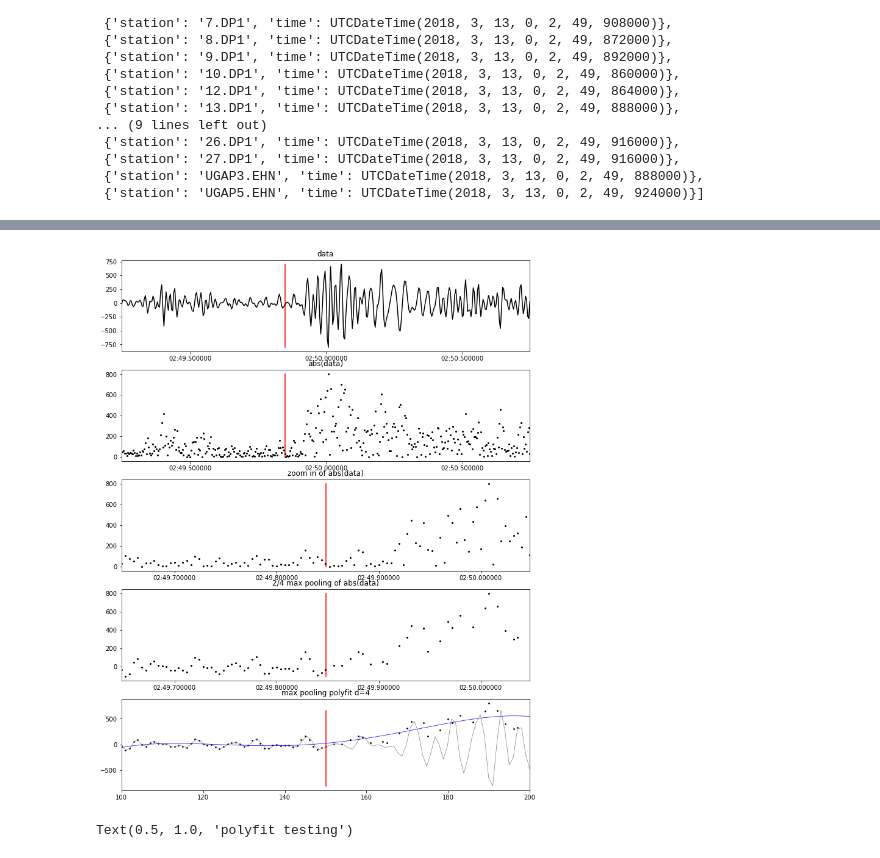
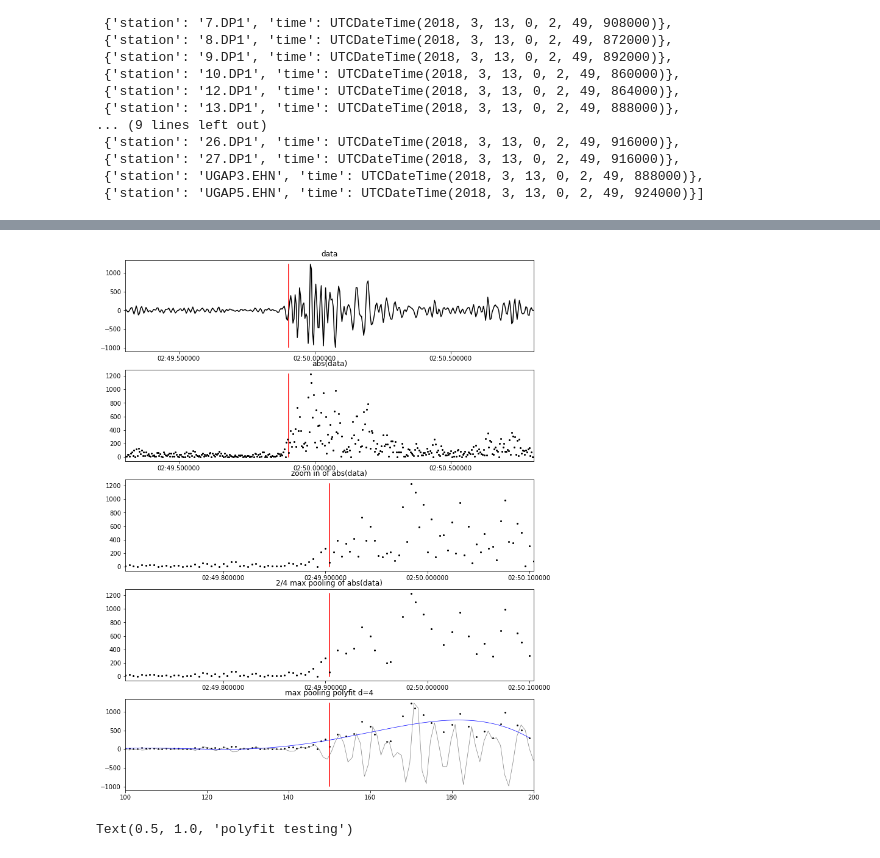
Before and after one commit to tjnewton/sigpig, a Jupyter notebook: examples/explore_Trace.ipynb, the cells around one changed output, grey strips where cells are left out. Cells and saved outputs as stored; diff of their text form; code cells hidden in the pictures.

```diff
--- a/examples/explore_Trace.ipynb
+++ b/examples/explore_Trace.ipynb
@@ -130,7 +130,7 @@ fig.tight_layout()
 # fig.savefig(f"event_picks.png", dpi=200)
 # %%
 # identify the trace to inspect as an index into event_stream
-index = 20 # test 0,2,16,20
+index = 16 # test 0,2,16,20
 trace = event_stream[index].copy()
 # identify the pick time associated with this trace
 pick_time_DT = event[index]['time'] # UTCDateTime object for operating on dates
@@ -189,7 +189,7 @@ ending_array_index = pick_time_index + int(duration / 2 * sampling_rate)
 
 # append all values before pick time
 for index in range(starting_array_index, pick_time_index + 1):
-    max_pool_amplitude.append(trace_data[index])
+    max_pool_amplitude.append(abs(trace_data[index]))
     max_pool_times.append(trace_times[index])
     max_pool_indices.append(index)
 
@@ -235,34 +235,34 @@ ax[1].set_xlim([trace_times[0], trace_times[-1]])
 ax[2].plot_date([pick_time, pick_time], [abs(trace_data).min(), abs(trace_data).max()], fmt="r-", markersize=1)
 # plot zoom-in of abs(data)
 ax[2].plot_date(trace_times, abs(trace_data), fmt="ko", markersize=2)
 ax[2].set_title("zoom in of abs(data)")
 # sex x_lim to + and - 0.2 seconds surrounding pick time
 ax[2].set_xlim([(pick_time_DT - 0.2).matplotlib_date, (pick_time_DT + 0.2).matplotlib_date])
 
 # plot the pick time
 ax[3].plot_date([pick_time, pick_time], [max_pool_amplitude.min(), max_pool_amplitude.max()], fmt="r-", markersize=1)
 # plot max_pool transformed data
 ax[3].plot_date(max_pool_times, max_pool_amplitude, fmt="ko", markersize=2)
 ax[3].set_title("2/4 max pooling of abs(data)")
 ax[3].set_xlim([(pick_time_DT - 0.2).matplotlib_date, (pick_time_DT + 0.2).matplotlib_date])
 
 # plot the time series for reference
 temp_xs = np.linspace(starting_array_index, ending_array_index, num=100)
 temp_data = trace_data[starting_array_index:ending_array_index]
 ax[4].plot(temp_xs, temp_data, c='gray', linewidth=0.7)
 # plot the pick time
 ax[4].plot([pick_time_index, pick_time_index], [temp_data.min(), temp_data.max()], c="r")
 # plot max_pool transformed data
 ax[4].scatter(max_pool_indices, max_pool_amplitude, s=3, c="k")
 # plot the fit to the max_pool amplitude data
 ax[4].plot(t, p(t), c="b", linewidth=0.7)
 # sex x_lim to + and - 0.2 seconds surrounding pick time
 ax[4].set_xlim([starting_array_index, ending_array_index])
 ax[4].set_title(f"max pooling polyfit d={polynomial_degree}")
 
 plt.show()
 # %% [output]
-[figure, old version]
+[figure, new version]
 # %%
 # sandbox for testing polyfit degree on different data
 
```
Also changed, not shown: parts of 1 cell of this notebook.
